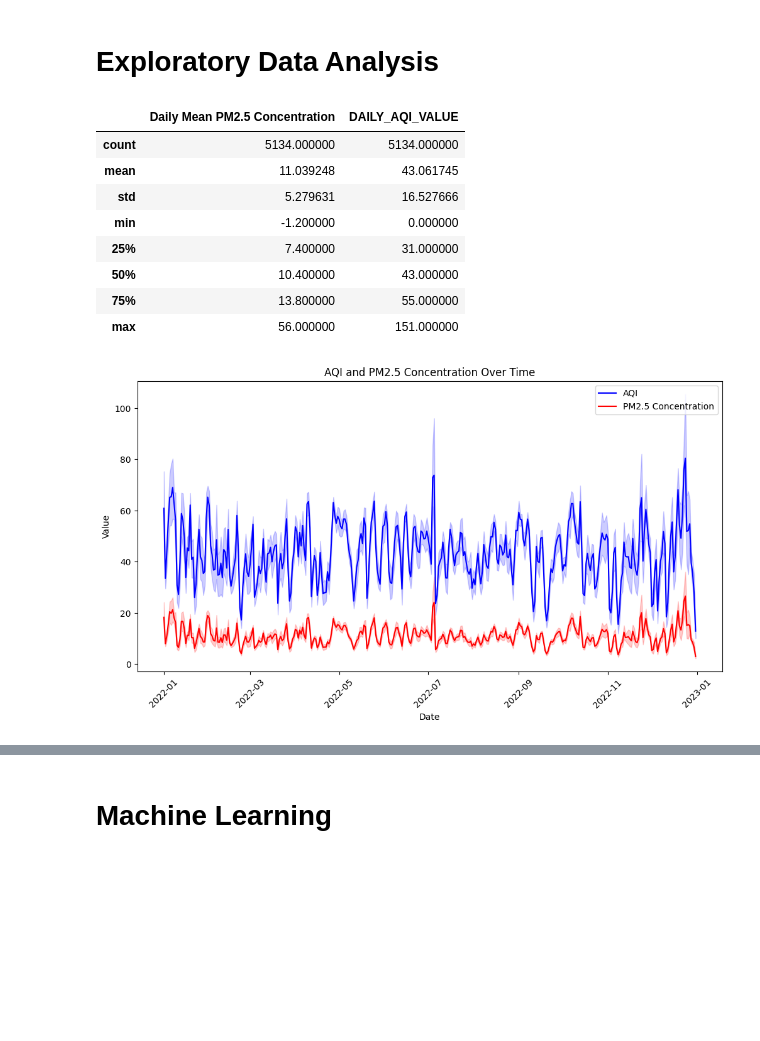
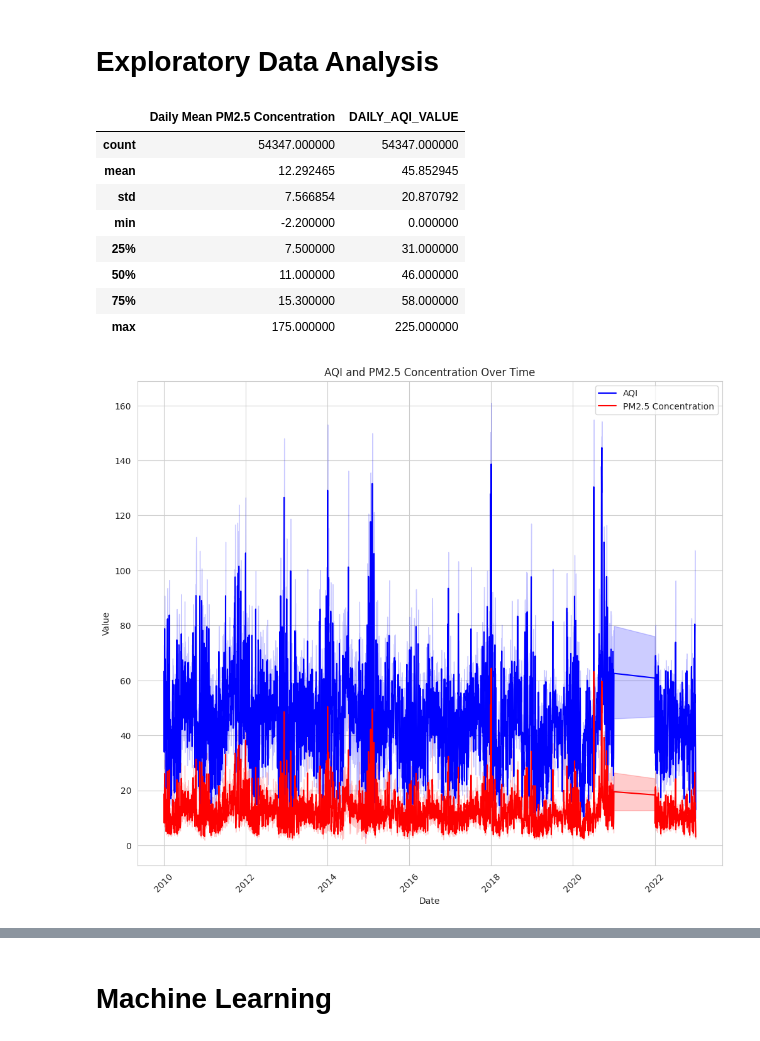
Before and after one commit to cheung0/Air-Quality-Prediction, a Jupyter notebook: Air_Quality.ipynb, the cells around one changed output, grey strips where cells are left out. Cells and saved outputs as stored; diff of their text form; code cells hidden in the pictures; blank space fills up the shorter version.

```diff
--- a/Air_Quality.ipynb
+++ b/Air_Quality.ipynb
@@ -13,7 +18,7 @@ import pandas as pd
 # %% [markdown]
 # Data Loading and Preprocessing
 # %%
-df = pd.read_csv('/Los Angeles Air Quality.csv')
+df = pd.read_csv('/Los Angeles Air Quality 2010-2022.csv')
 # df = pd.read_csv('/Alameda County Air Quality.csv')
 # df = pd.read_csv('/Los Angeles Air Quality.csv')
 # df = pd.read_csv('/California Air Quality.csv')
@@ -28,40 +33,40 @@ df = df[selected_columns]
 df.describe()
 # %% [output]
 |  | Daily Mean PM2.5 Concentration | DAILY_AQI_VALUE |
-| count | 5134.000000 | 5134.000000 |
-| mean | 11.039248 | 43.061745 |
-| std | 5.279631 | 16.527666 |
-| min | -1.200000 | 0.000000 |
-| 25% | 7.400000 | 31.000000 |
-| 50% | 10.400000 | 43.000000 |
-| 75% | 13.800000 | 55.000000 |
-| max | 56.000000 | 151.000000 |
+| count | 54347.000000 | 54347.000000 |
+| mean | 12.292465 | 45.852945 |
+| std | 7.566854 | 20.870792 |
+| min | -2.200000 | 0.000000 |
+| 25% | 7.500000 | 31.000000 |
+| 50% | 11.000000 | 46.000000 |
+| 75% | 15.300000 | 58.000000 |
+| max | 175.000000 | 225.000000 |
 # %%
 # Convert the "Date" column to datetime format
 df["Date"] = pd.to_datetime(df["Date"])
 
 # Plotting
-plt.figure(figsize=(12, 6))
+plt.figure(figsize=(12, 10))
 sns.lineplot(x="Date", y="DAILY_AQI_VALUE", data=df, color="blue", label="AQI")
 sns.lineplot(x="Date", y="Daily Mean PM2.5 Concentration", data=df, color="red", label="PM2.5 Concentration")
 
 # Set x-axis label and title
 plt.xlabel("Date")
 plt.title("AQI and PM2.5 Concentration Over Time")
 
 # Set y-axis labels
 plt.ylabel("Value")
 
 # Rotate x-axis labels for better visibility
 plt.xticks(rotation=45)
 
 # Display the legend
 plt.legend()
 
 # Display the plot
 plt.show()
 # %% [output]
-[figure, old version]
+[figure, new version]
 # %%
 # Line plot
 
```
Also changed, not shown: parts of 26 cells of this notebook.
